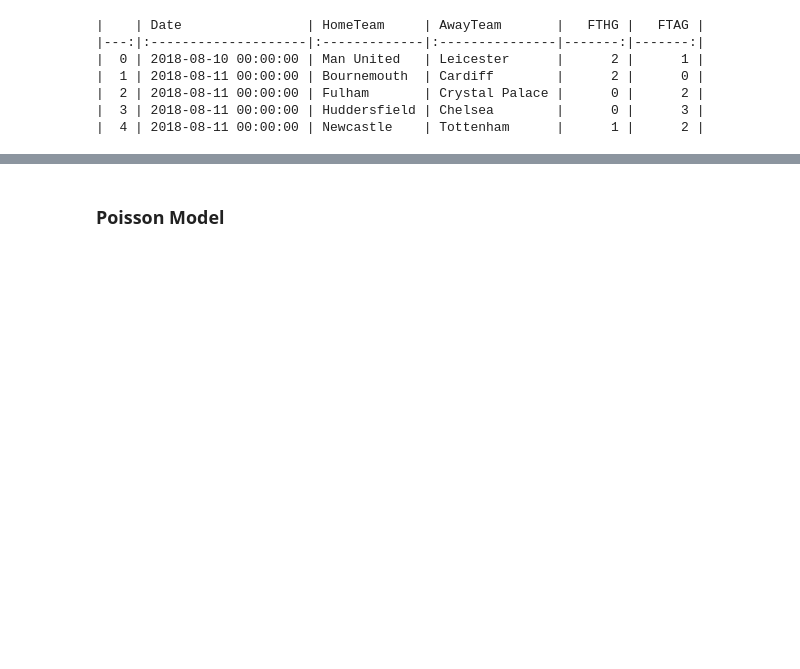
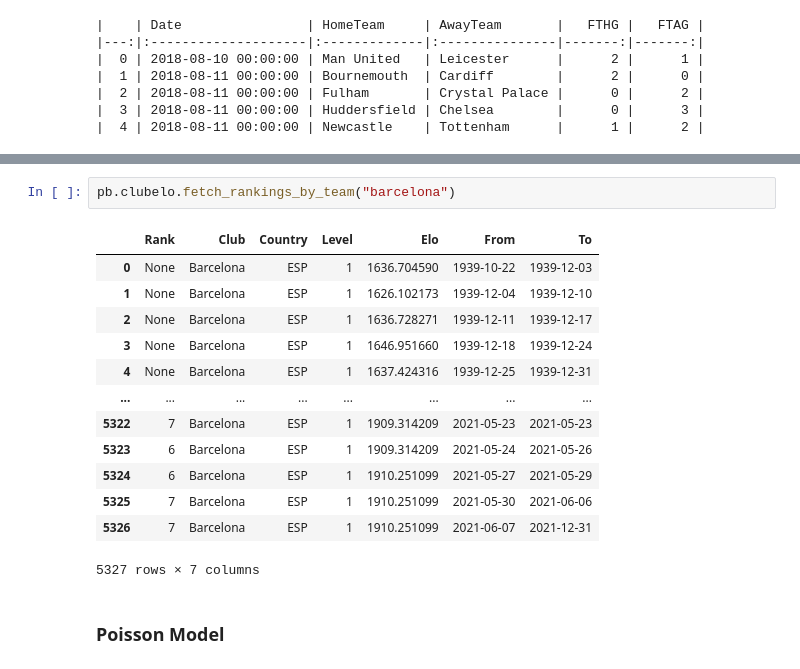
Before and after one commit to martineastwood/penaltyblog, a Jupyter notebook: examples/poisson.ipynb, the cells around one changed output, grey strips where cells are left out. Drawn from its saved outputs; the diff is of its cells as text; blank space fills up the shorter version.

Commit message:
added clubelo api

```diff
--- a/examples/poisson.ipynb
+++ b/examples/poisson.ipynb
@@ -73,3 +83,19 @@ print(df[["Date", "HomeTeam", "AwayTeam", "FTHG", "FTAG"]].head().to_markdown())
+# %%
+pb.clubelo.fetch_rankings_by_team("barcelona")
+# %% [output]
+|  | Rank | Club | Country | Level | Elo | From | To |
+| 0 | None | Barcelona | ESP | 1 | 1636.704590 | 1939-10-22 | 1939-12-03 |
+| 1 | None | Barcelona | ESP | 1 | 1626.102173 | 1939-12-04 | 1939-12-10 |
+| 2 | None | Barcelona | ESP | 1 | 1636.728271 | 1939-12-11 | 1939-12-17 |
+| 3 | None | Barcelona | ESP | 1 | 1646.951660 | 1939-12-18 | 1939-12-24 |
+| 4 | None | Barcelona | ESP | 1 | 1637.424316 | 1939-12-25 | 1939-12-31 |
+| ... | ... | ... | ... | ... | ... | ... | ... |
+| 5322 | 7 | Barcelona | ESP | 1 | 1909.314209 | 2021-05-23 | 2021-05-23 |
+| 5323 | 6 | Barcelona | ESP | 1 | 1909.314209 | 2021-05-24 | 2021-05-26 |
+| 5324 | 6 | Barcelona | ESP | 1 | 1910.251099 | 2021-05-27 | 2021-05-29 |
+| 5325 | 7 | Barcelona | ESP | 1 | 1910.251099 | 2021-05-30 | 2021-06-06 |
+| 5326 | 7 | Barcelona | ESP | 1 | 1910.251099 | 2021-06-07 | 2021-12-31 |
+5327 rows × 7 columns
 # %% [markdown]
 ### Poisson Model
 # %%
```
Also changed, not shown: parts of 1 cell of this notebook, 4 other files.
